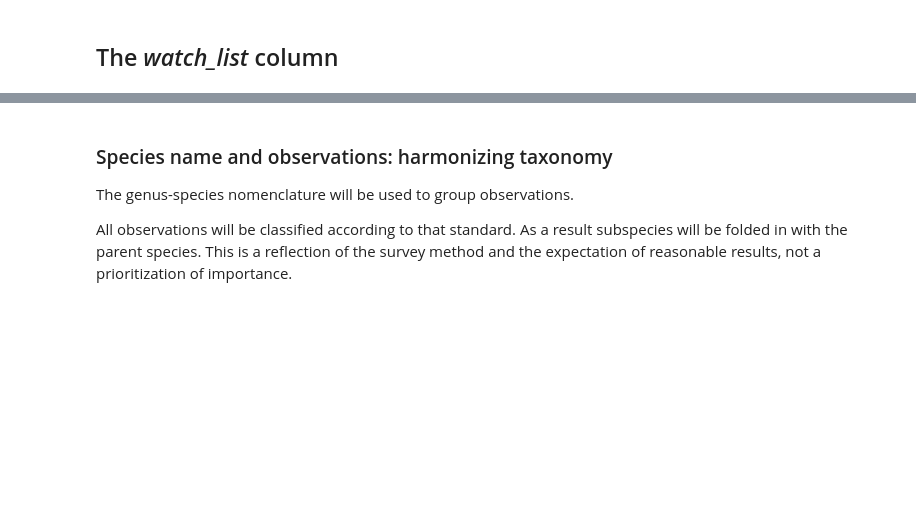
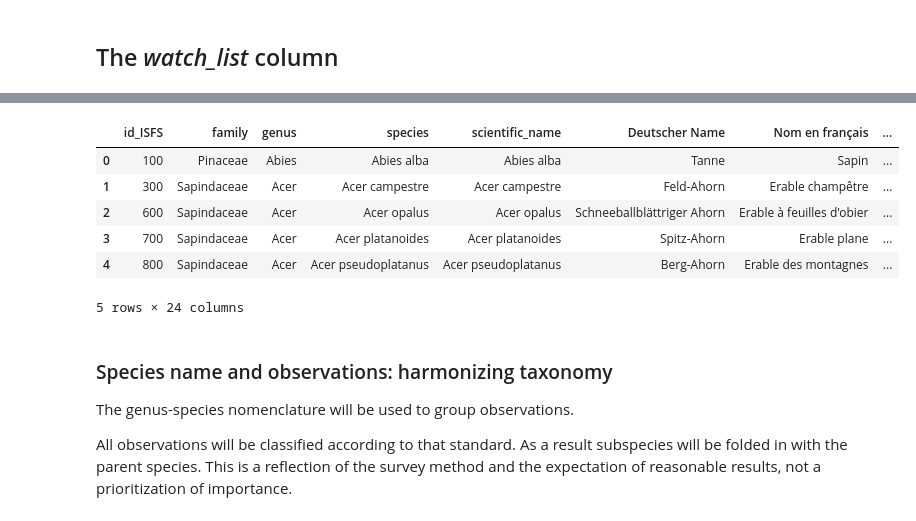
Before and after one commit to thorerismann/hdbot, a Jupyter notebook: preprocess.ipynb, the cells around one changed output, grey strips where cells are left out. Cells and saved outputs as stored; diff of their text form; code cells hidden in the pictures; blank space fills up the shorter version.

```diff
--- a/preprocess.ipynb
+++ b/preprocess.ipynb
@@ -174,3 +189,13 @@ watch_lists.update({"cert_list":fill_nans[fill_nans.watch_list != 0]})
+# %%
+watch_lists['red_list'].head()
+# %% [output]
+|  | id_ISFS | family | genus | species | scientific_name | Deutscher Name | Nom en français | ... |
+| 0 | 100 | Pinaceae | Abies | Abies alba | Abies alba | Tanne | Sapin | ... |
+| 1 | 300 | Sapindaceae | Acer | Acer campestre | Acer campestre | Feld-Ahorn | Erable champêtre | ... |
+| 2 | 600 | Sapindaceae | Acer | Acer opalus | Acer opalus | Schneeballblättriger Ahorn | Erable à feuilles d'obier | ... |
+| 3 | 700 | Sapindaceae | Acer | Acer platanoides | Acer platanoides | Spitz-Ahorn | Erable plane | ... |
+| 4 | 800 | Sapindaceae | Acer | Acer pseudoplatanus | Acer pseudoplatanus | Berg-Ahorn | Erable des montagnes | ... |
+5 rows × 24 columns
 # %% [markdown]
 ### Species name and observations: harmonizing taxonomy
 
```
Also changed, not shown: parts of 7 cells of this notebook, 7 other files.
